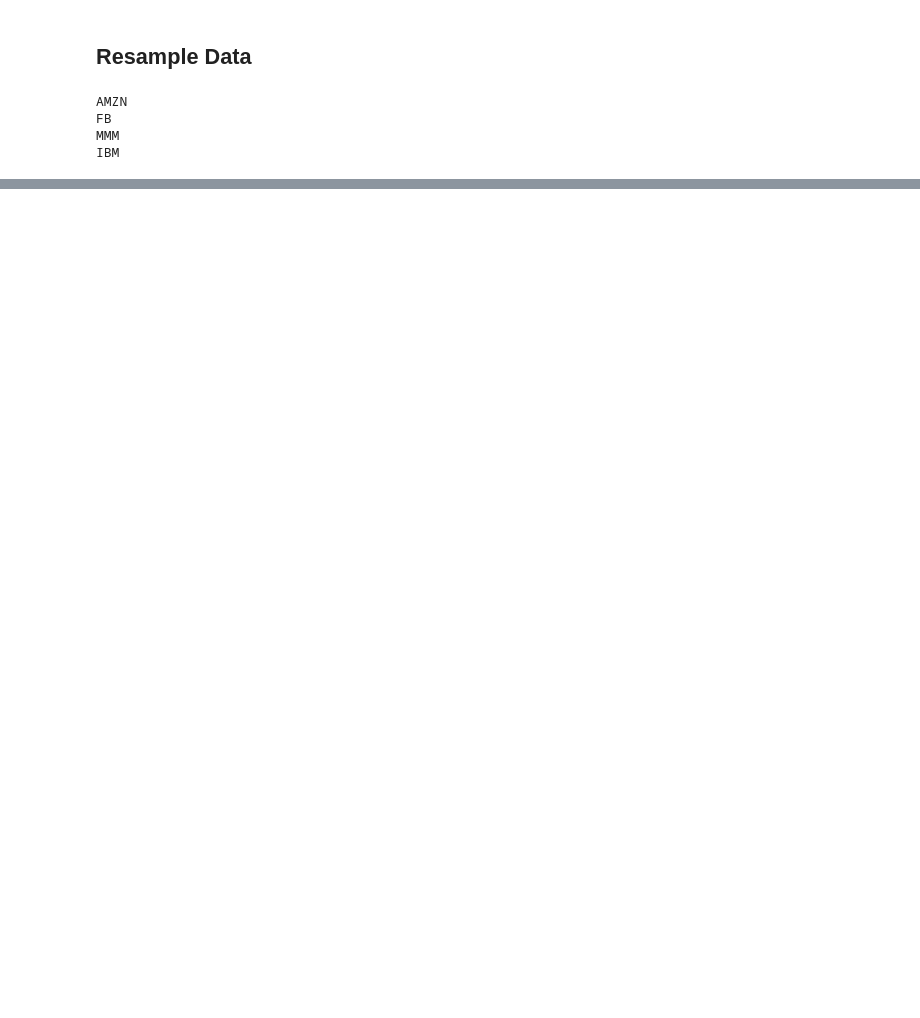
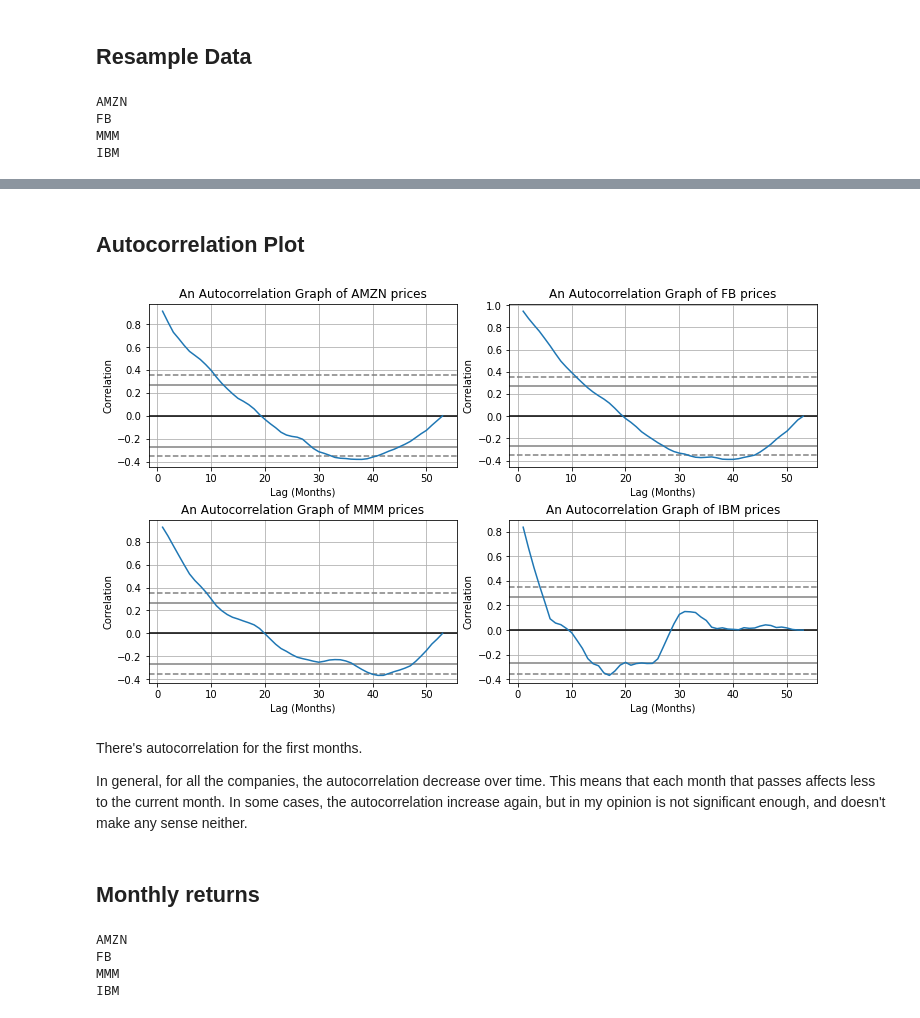
Before and after one commit to brunocgf/CertificationUT_DS, a Jupyter notebook: Fundations_of_DS/Module07/Assignment/assignment3.ipynb, the cells around one changed output, grey strips where cells are left out. Drawn from its saved outputs; the diff is of its cells as text; code cells hidden in the pictures; blank space fills up the shorter version.

```diff
--- a/Fundations_of_DS/Module07/Assignment/assignment3.ipynb
+++ b/Fundations_of_DS/Module07/Assignment/assignment3.ipynb
@@ -90,11 +99,13 @@ pd.DataFrame(prices).plot()
 # %% [markdown]
 ## Resample Data
 # %%
+# Resamples are in a dictionary too.
 resam_prices = {}
 
-for p in prices:
-    print(p)
-    resam_prices[p] = prices[p].asfreq("BM")
+for c, p in prices.items():
+    print(c)
+    #resam_prices[p] = prices[p].asfreq("BM")
+    resam_prices[c] = p.resample("BM").pad()
 # %% [output]
 AMZN
 FB
@@ -118,0 +131,30 @@ Freq: BM, Name: Adj Close, Length: 60, dtype: float64
+# %% [markdown]
+## Autocorrelation Plot
+# %%
+fig, axs = plt.subplots(ncols=2, nrows=2, constrained_layout=True)
+for (c, p), ax in zip(resam_prices.items(), axs.flatten()):
+    pd.plotting.autocorrelation_plot(p, ax=ax)
+    ax.set_title("An Autocorrelation Graph of {} prices".format(c))
+    ax.set_ylabel("Correlation")
+    ax.set_xlabel("Lag (Months)")
+
+plt.show()
+# %% [output]
+[figure, added]
+# %% [markdown]
+There's autocorrelation for the first months.
+
+In general, for all the companies, the autocorrelation decrease over time. This means that each month that passes affects less to the current month. In some cases, the autocorrelation increase again, but in my opinion is not significant enough, and doesn't make any sense neither.
+# %% [markdown]
+## Monthly returns
+# %%
+returns = {}
+
+for c, p in resam_prices.items():
+    print(c)
+    returns[c] = p.divide(p.shift(1)).dropna()-1
+# %% [output]
+AMZN
+FB
+MMM
+IBM
```
Also changed, not shown: parts of 17 cells of this notebook, 1 other file.
